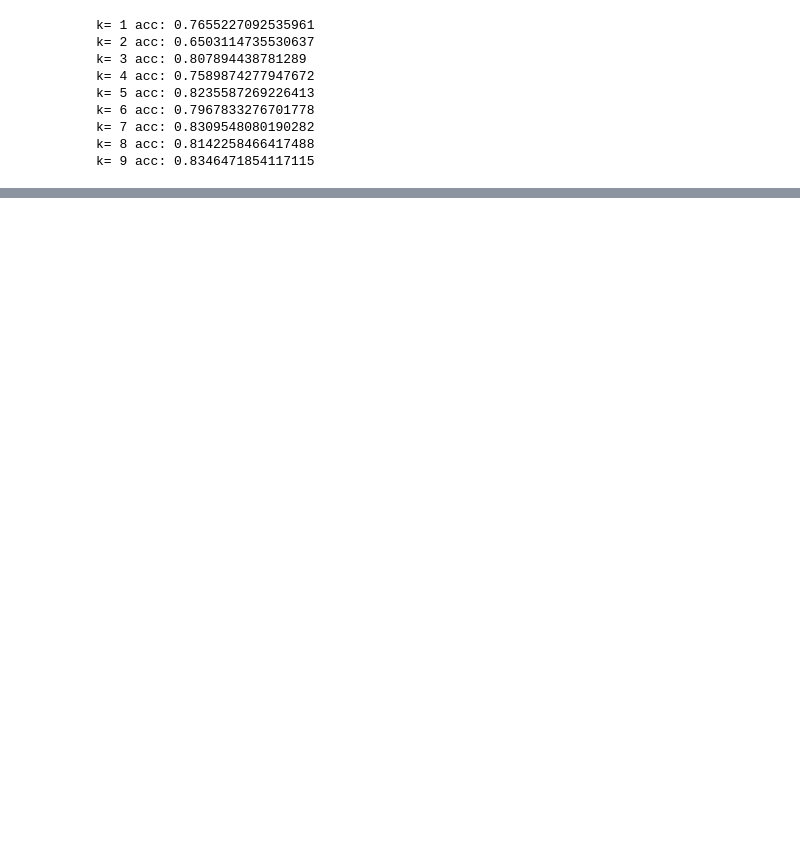
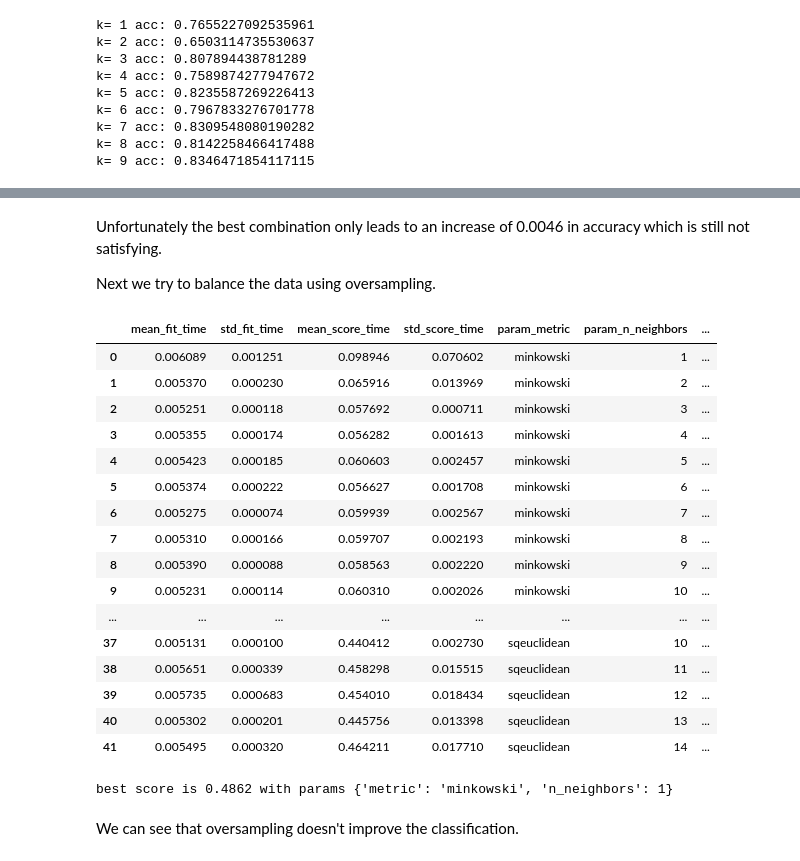
Before and after one commit to medplot/data-mining-project, a Jupyter notebook: jupyter_notebooks/k_nearest_neighbor.ipynb, the cells around one changed output, grey strips where cells are left out. Cells and saved outputs as stored; diff of their text form; code cells hidden in the pictures; blank space fills up the shorter version.

Commit message:
added annotations and oversampling

```diff
--- a/jupyter_notebooks/k_nearest_neighbor.ipynb
+++ b/jupyter_notebooks/k_nearest_neighbor.ipynb
@@ -81,0 +111,46 @@ best score is 0.8392 with params {'metric': 'minkowski', 'n_neighbors': 12}
+# %% [markdown]
+Unfortunately the best combination only leads to an increase of 0.0046 in accuracy which is still not satisfying.
+
+Next we try to balance the data using oversampling.
+# %%
+data_train, data_test, target_train, target_test = get_preprocessed_brfss_train_test_split(True)
+data_train = data_train.head(5000)
+target_train = target_train.head(5000)
+# %%
+knn_estimator = KNeighborsClassifier()
+knn_estimator.get_params()
+
+params = {
+    'n_neighbors': range (1,15),
+    'metric': ('minkowski', 'cosine', 'sqeuclidean')
+}
+
+grid_search_estimator = GridSearchCV(knn_estimator, params, scoring='accuracy', cv=5, return_train_score=False)
+grid_search_estimator.fit(data_train,target_train.values.ravel())
+
+results = pd.DataFrame(grid_search_estimator.cv_results_)
+display(results)
+
+
+print("best score is {} with params {}".format(grid_search_estimator.best_score_, grid_search_estimator.best_params_))
+# %% [output]
+|  | mean_fit_time | std_fit_time | mean_score_time | std_score_time | param_metric | param_n_neighbors | ... |
+| 0 | 0.006089 | 0.001251 | 0.098946 | 0.070602 | minkowski | 1 | ... |
+| 1 | 0.005370 | 0.000230 | 0.065916 | 0.013969 | minkowski | 2 | ... |
+| 2 | 0.005251 | 0.000118 | 0.057692 | 0.000711 | minkowski | 3 | ... |
+| 3 | 0.005355 | 0.000174 | 0.056282 | 0.001613 | minkowski | 4 | ... |
+| 4 | 0.005423 | 0.000185 | 0.060603 | 0.002457 | minkowski | 5 | ... |
+| 5 | 0.005374 | 0.000222 | 0.056627 | 0.001708 | minkowski | 6 | ... |
+| 6 | 0.005275 | 0.000074 | 0.059939 | 0.002567 | minkowski | 7 | ... |
+| 7 | 0.005310 | 0.000166 | 0.059707 | 0.002193 | minkowski | 8 | ... |
+| 8 | 0.005390 | 0.000088 | 0.058563 | 0.002220 | minkowski | 9 | ... |
+| 9 | 0.005231 | 0.000114 | 0.060310 | 0.002026 | minkowski | 10 | ... |
+| ... | ... | ... | ... | ... | ... | ... | ... |
+| 37 | 0.005131 | 0.000100 | 0.440412 | 0.002730 | sqeuclidean | 10 | ... |
+| 38 | 0.005651 | 0.000339 | 0.458298 | 0.015515 | sqeuclidean | 11 | ... |
+| 39 | 0.005735 | 0.000683 | 0.454010 | 0.018434 | sqeuclidean | 12 | ... |
+| 40 | 0.005302 | 0.000201 | 0.445756 | 0.013398 | sqeuclidean | 13 | ... |
+| 41 | 0.005495 | 0.000320 | 0.464211 | 0.017710 | sqeuclidean | 14 | ... |
+best score is 0.4862 with params {'metric': 'minkowski', 'n_neighbors': 1}
+# %% [markdown]
+We can see that oversampling doesn't improve the classification.
```
Also changed, not shown: parts of 5 cells of this notebook.
